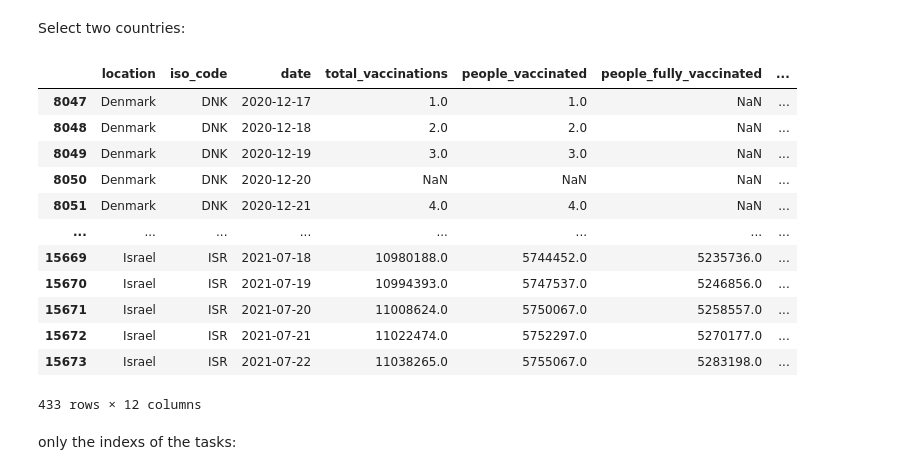
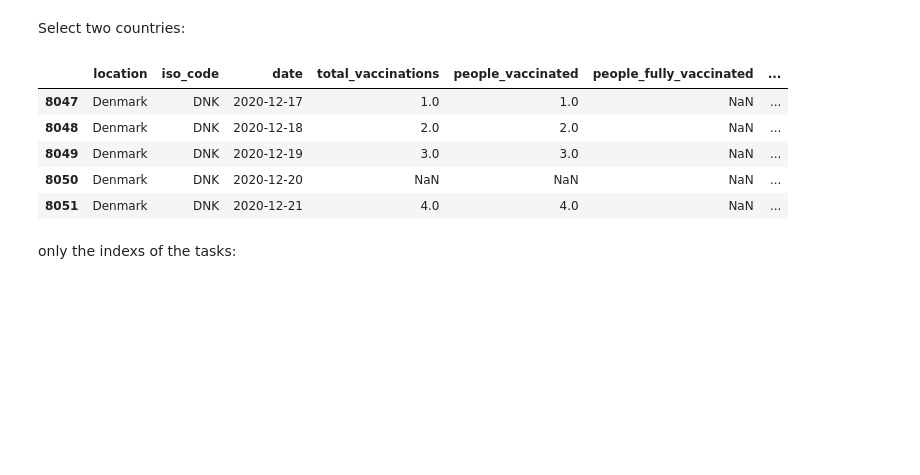
Before and after one commit to nlihin/data-analytics, a Jupyter notebook: unit2.ipynb, the cells around one changed output. Drawn from its saved outputs; the diff is of its cells as text; code cells hidden in the pictures; blank space fills up the shorter version.

```diff
--- a/unit2.ipynb
+++ b/unit2.ipynb
@@ -542,21 +548,14 @@ vacc_df.loc[vacc_df.location == 'Israel']
 Select two countries:
 # %%
 two_countries = vacc_df.loc[(vacc_df.location == 'Israel') | (vacc_df.location == 'Denmark')]
-two_countries
+two_countries.head()
 # %% [output]
 |  | location | iso_code | date | total_vaccinations | people_vaccinated | people_fully_vaccinated | ... |
 | 8047 | Denmark | DNK | 2020-12-17 | 1.0 | 1.0 | NaN | ... |
 | 8048 | Denmark | DNK | 2020-12-18 | 2.0 | 2.0 | NaN | ... |
 | 8049 | Denmark | DNK | 2020-12-19 | 3.0 | 3.0 | NaN | ... |
 | 8050 | Denmark | DNK | 2020-12-20 | NaN | NaN | NaN | ... |
 | 8051 | Denmark | DNK | 2020-12-21 | 4.0 | 4.0 | NaN | ... |
-| ... | ... | ... | ... | ... | ... | ... | ... |
-| 15669 | Israel | ISR | 2021-07-18 | 10980188.0 | 5744452.0 | 5235736.0 | ... |
-| 15670 | Israel | ISR | 2021-07-19 | 10994393.0 | 5747537.0 | 5246856.0 | ... |
-| 15671 | Israel | ISR | 2021-07-20 | 11008624.0 | 5750067.0 | 5258557.0 | ... |
-| 15672 | Israel | ISR | 2021-07-21 | 11022474.0 | 5752297.0 | 5270177.0 | ... |
-| 15673 | Israel | ISR | 2021-07-22 | 11038265.0 | 5755067.0 | 5283198.0 | ... |
-433 rows × 12 columns
 # %% [markdown]
 only the indexs of the tasks:
 # %%
```
Also changed, not shown: parts of 9 cells of this notebook.
